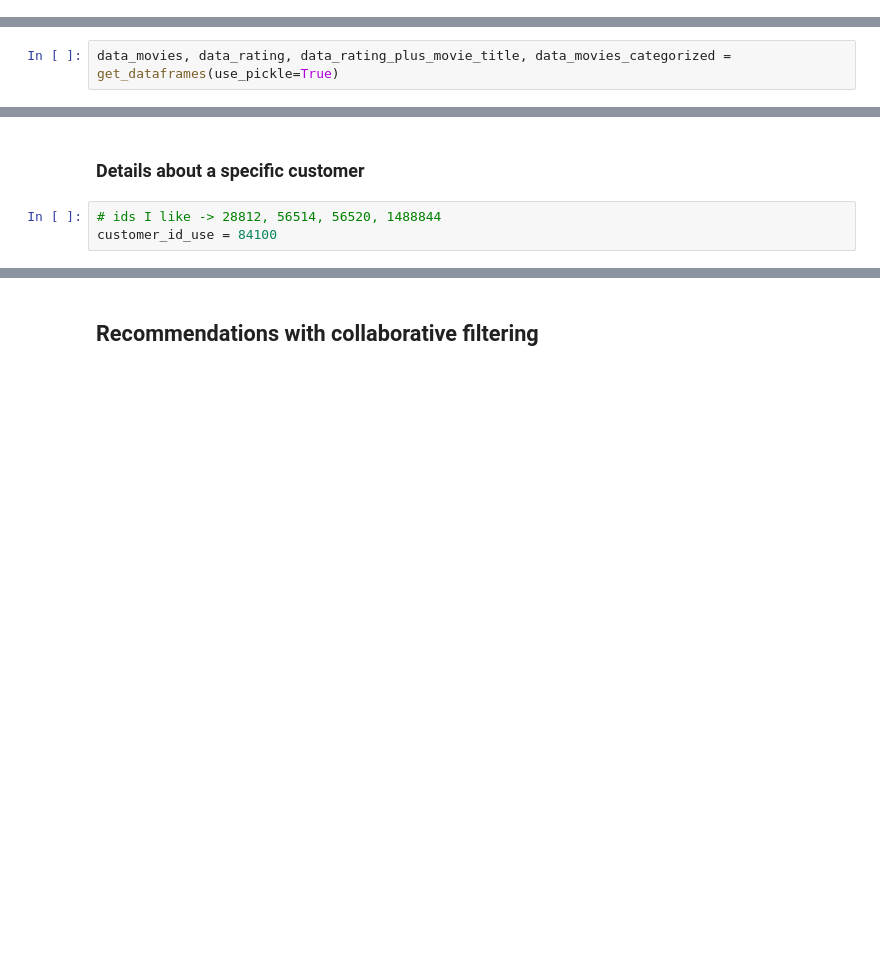
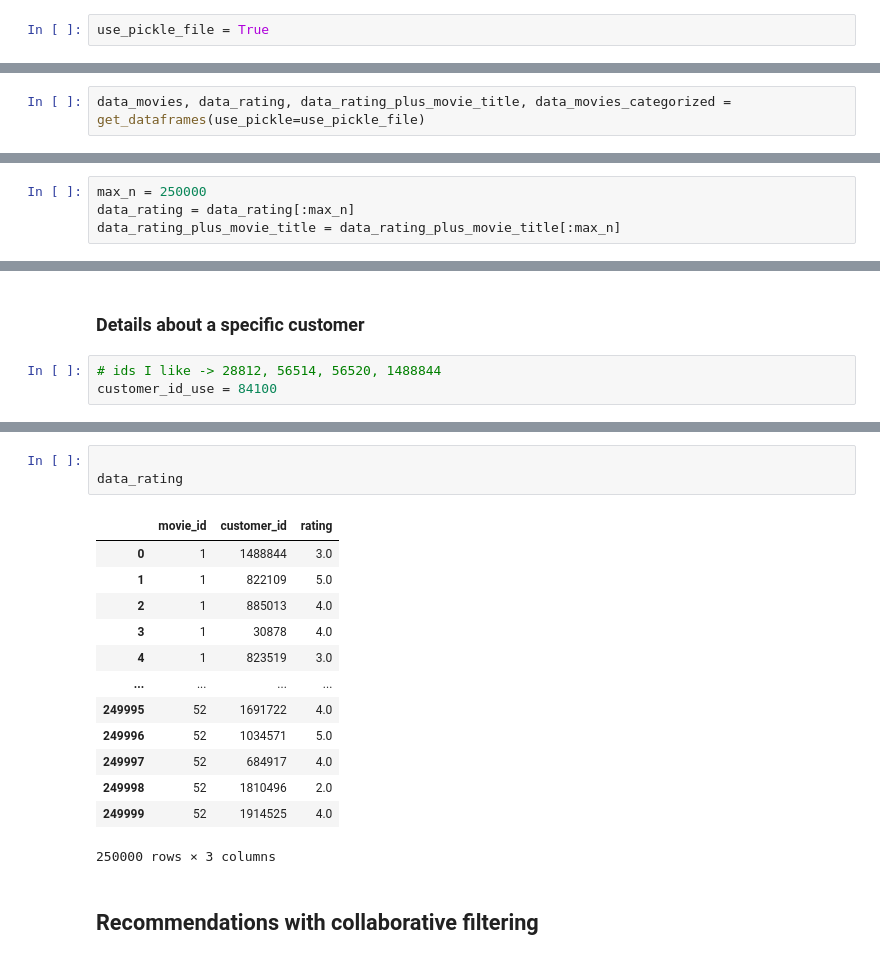
Before and after one commit to Ragnarstefanss/netflix-recommendation, a Jupyter notebook: main.ipynb, the cells around one changed output, grey strips where cells are left out. Drawn from its saved outputs; the diff is of its cells as text; blank space fills up the shorter version.

```diff
--- a/main.ipynb
+++ b/main.ipynb
@@ -14,3 +21,5 @@ from collections import defaultdict
+# %%
+use_pickle_file = True
 # %% [markdown]
 ## Helper functions
 # %%
@@ -180,13 +189,17 @@ def get_users_loved_hated_movies(customer_id, minmax_rating):
 in these txt files the movie_id's have been placed amongst the customer_id's, which means that we have to split that column into two, we do this by taking all ratings that are equal to NaN
 ( meaning that we are now refering to a movie and not a customer ) and from there we split it into two columns.
 # %%
-data_movies, data_rating, data_rating_plus_movie_title, data_movies_categorized = get_dataframes(use_pickle=True)
+data_movies, data_rating, data_rating_plus_movie_title, data_movies_categorized = get_dataframes(use_pickle=use_pickle_file)
 # %% [output]
 A value is trying to be set on a copy of a slice from a DataFrame.
 Try using .loc[row_indexer,col_indexer] = value instead
 
 See the caveats in the documentation: https://pandas.pydata.org/pandas-docs/stable/user_guide/indexing.html#returning-a-view-versus-a-copy
   data_movies_categorize_cleaned["movie_year"] = data_movies_categorize_cleaned["movie_year"].astype(float)
+# %%
+max_n = 250000
+data_rating = data_rating[:max_n]
+data_rating_plus_movie_title = data_rating_plus_movie_title[:max_n]
 # %% [markdown]
 #### try again later
 # %%
@@ -472,3 +454,20 @@ A Cinderella Story
+# %%
+
+data_rating
+# %% [output]
+|  | movie_id | customer_id | rating |
+| 0 | 1 | 1488844 | 3.0 |
+| 1 | 1 | 822109 | 5.0 |
+| 2 | 1 | 885013 | 4.0 |
+| 3 | 1 | 30878 | 4.0 |
+| 4 | 1 | 823519 | 3.0 |
+| ... | ... | ... | ... |
+| 249995 | 52 | 1691722 | 4.0 |
+| 249996 | 52 | 1034571 | 5.0 |
+| 249997 | 52 | 684917 | 4.0 |
+| 249998 | 52 | 1810496 | 2.0 |
+| 249999 | 52 | 1914525 | 4.0 |
+250000 rows × 3 columns
 # %% [markdown]
 ## Recommendations with collaborative filtering
 # %%
```
Also changed, not shown: parts of 44 cells of this notebook.
